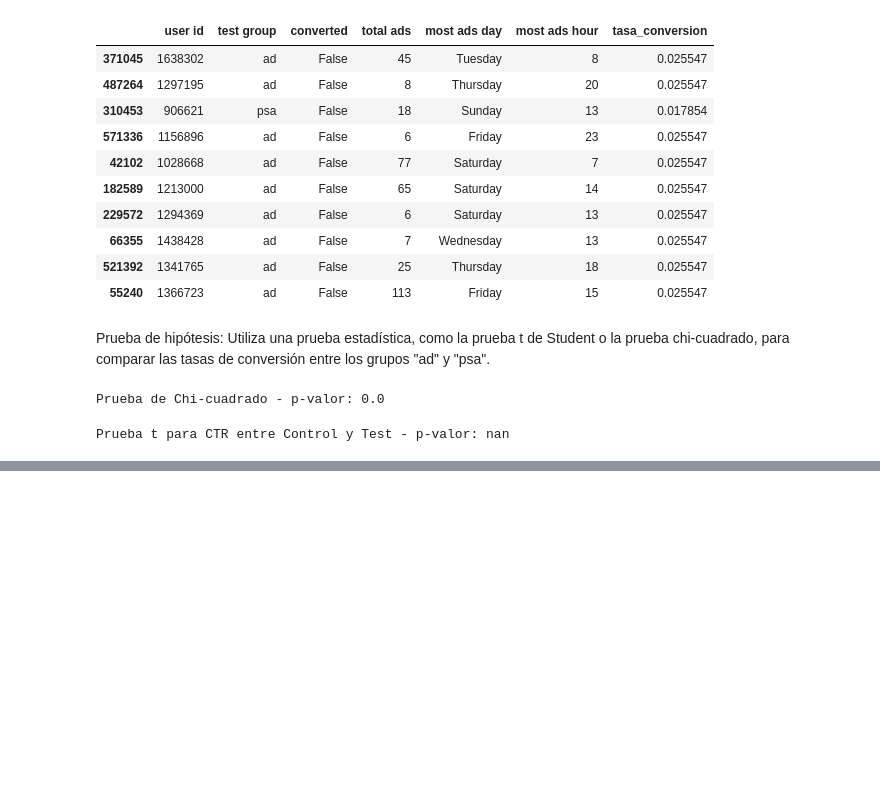
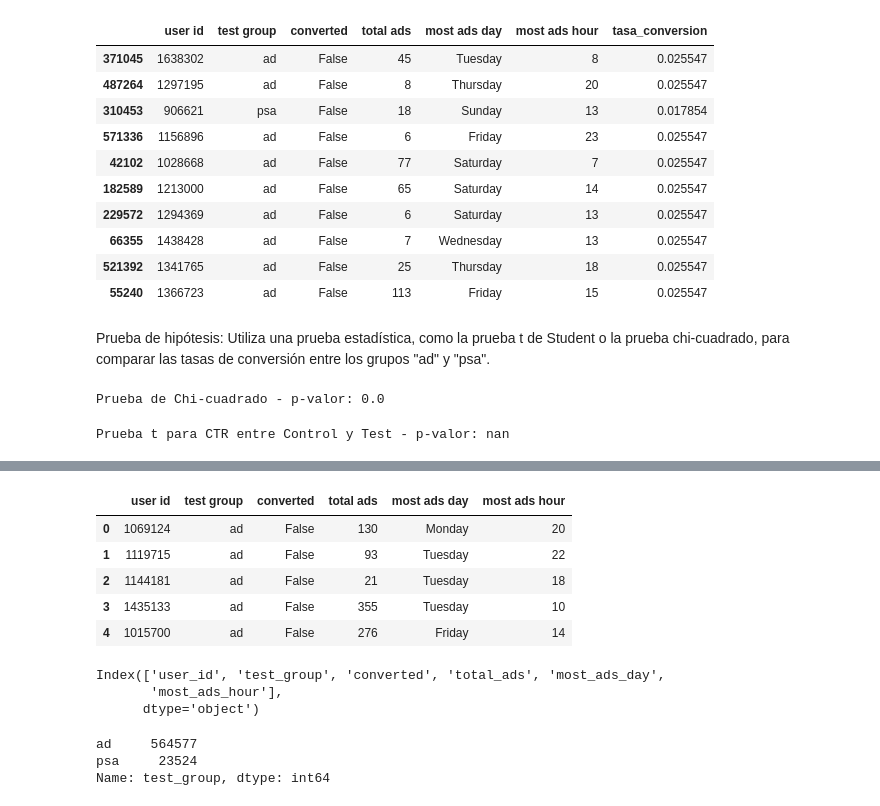
Before and after one commit to Adalab/Promo-F-da-modulo3-sprint2-pairprogramming_YohanaMiriam, a Jupyter notebook: pair_10.ipynb, the cells around one changed output, grey strips where cells are left out. Cells and saved outputs as stored; diff of their text form; code cells hidden in the pictures; blank space fills up the shorter version.

```diff
--- a/pair_10.ipynb
+++ b/pair_10.ipynb
@@ -226,0 +246,36 @@ Prueba t para CTR entre Control y Test - p-valor: nan
+# %%
+
+# importamos las librerías que necesitamos
+
+# Tratamiento de datos
+# -----------------------------------------------------------------------
+import pandas as pd
+import numpy as np
+
+# Visualización
+# ------------------------------------------------------------------------------
+import matplotlib.pyplot as plt
+import seaborn as sns
+
+# Evaluar linealidad de las relaciones entre las variables
+# y la distribución de las variables
+# ------------------------------------------------------------------------------
+from scipy.stats import shapiro, kstest
+
+import scipy.stats as stats
+
+# Gestión de los warnings
+# -----------------------------------------------------------------------
+import warnings
+warnings.filterwarnings("ignore")
+
+
+# -----------------------------------------------------------------------
+from scipy.stats import chi2_contingency
+from scipy.stats import ttest_ind
+from scipy.stats import mannwhitneyu
+from scipy.stats import levene
+
+# Configuración
+# -----------------------------------------------------------------------
+pd.set_option('display.max_columns', None) # para poder visualizar todas las columnas de los DataFrames
@@ -226,0 +292,10 @@ Prueba t para CTR entre Control y Test - p-valor: nan
+# %%
+df = pd.read_csv("marketing_AB.csv", index_col = 0)
+df.head()
+# %% [output]
+|  | user id | test group | converted | total ads | most ads day | most ads hour |
+| 0 | 1069124 | ad | False | 130 | Monday | 20 |
+| 1 | 1119715 | ad | False | 93 | Tuesday | 22 |
+| 2 | 1144181 | ad | False | 21 | Tuesday | 18 |
+| 3 | 1435133 | ad | False | 355 | Tuesday | 10 |
+| 4 | 1015700 | ad | False | 276 | Friday | 14 |
@@ -226,0 +306,13 @@ Prueba t para CTR entre Control y Test - p-valor: nan
+# %%
+df.columns
+# %% [output]
+Index(['user_id', 'test_group', 'converted', 'total_ads', 'most_ads_day',
+       'most_ads_hour'],
+      dtype='object')
+# %%
+#para hacer los calculos vemos cuantos users hay de cada test group
+df["test_group"].value_counts() #psa es control y ad es test
+# %% [output]
+ad     564577
+psa     23524
+Name: test_group, dtype: int64
```
Also changed, not shown: parts of 14 cells of this notebook.
